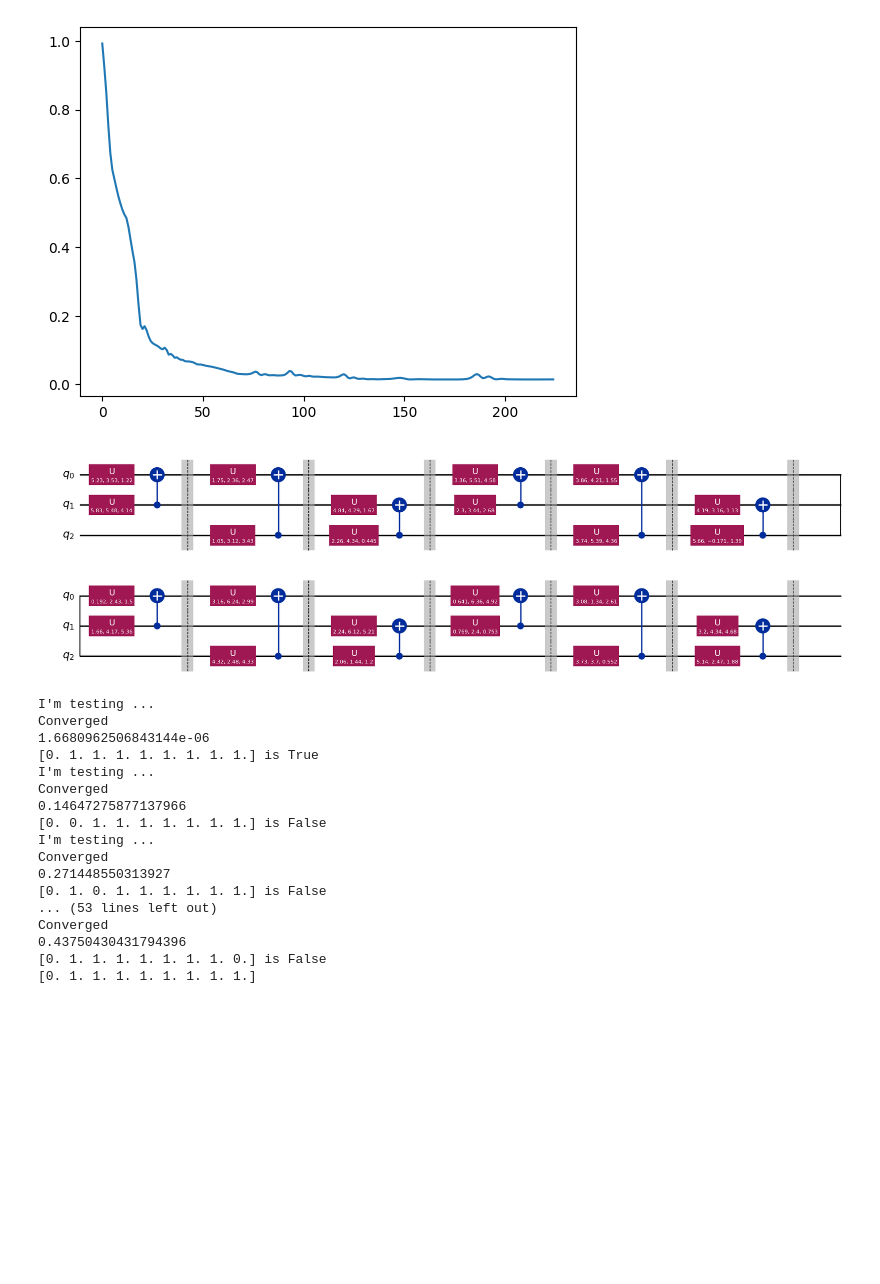
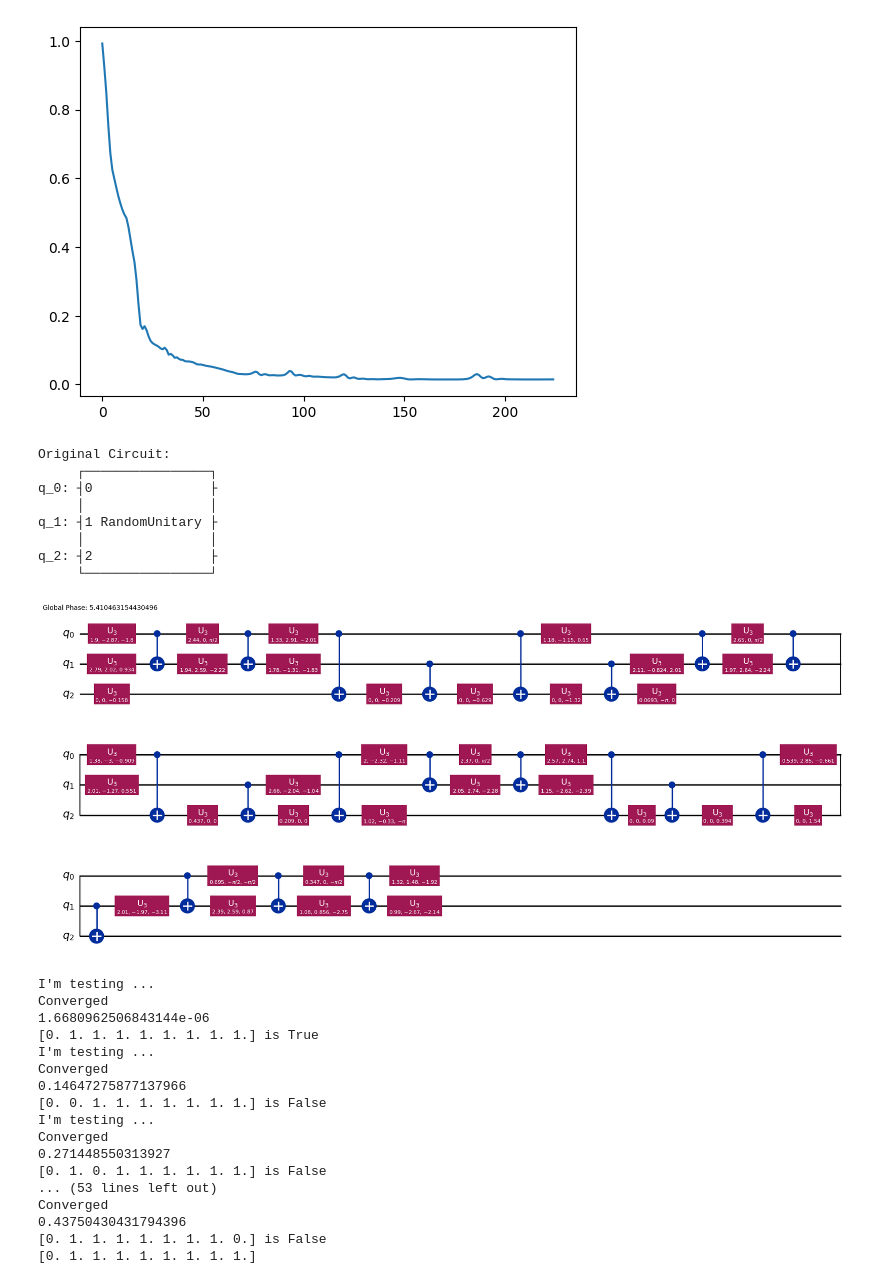
Before and after one commit to vutuanhai237/GateSynthesisQC, a Jupyter notebook: random copy.ipynb, the cells around one changed output. Saved outputs shown, nothing was run; the diff lists cells and outputs as text; code cells hidden in the pictures; blank space fills up the shorter version.

```diff
--- a/random copy.ipynb
+++ b/random copy.ipynb
@@ -88,19 +102,36 @@ plt.plot(costs)
 0.014228517028724075
 [<matplotlib.lines.Line2D at 0x...>]
 [figure]
-# %%
-import qiskit
-num_qubits = 3
-num_layers = 4
-num_blocks = num_qubits*(num_qubits-1)//2
-
-active_blocks = np.ones(num_blocks * num_layers) # [0, 1, 1, 1, 1, 1, 1, 1, 1]
-#thetas = np.random.uniform(0, 2*np.pi, num_params_on_active_blocks(active_blocks))
-qc_x = U3cry_qc(num_qubits, num_layers, thetass[-1], active_blocks)
-qc_excipilit = qiskit.transpile(qc_x, optimization_level=3)
-qc_excipilit.draw('mpl')
-# %% [output]
-[figure, removed]
+# %%
+from qiskit import QuantumCircuit, transpile
+from qiskit.quantum_info import random_unitary
+from qiskit.circuit.library import UnitaryGate
+
+# Step 1: Generate a random unitary matrix
+num_qubits = 3  # Define the number of qubits
+random_unitary_matrix = random_unitary(2**num_qubits).data  # Random unitary matrix
+
+# Step 2: Create a quantum circuit with the unitary gate
+unitary_gate = UnitaryGate(random_unitary_matrix, label="RandomUnitary")
+qc = QuantumCircuit(num_qubits)
+qc.append(unitary_gate, range(num_qubits))
+
+print("Original Circuit:")
+print(qc)
+
+# Step 3: Transpile the circuit to basic gates
+transpiled_circuit = transpile(qc, basis_gates=['u3', 'cx'], optimization_level=3)
+transpiled_circuit.draw('mpl')
+# %% [output]
+Original Circuit:
+     ┌────────────────┐
+q_0: ┤0               ├
+     │                │
+q_1: ┤1 RandomUnitary ├
+     │                │
+q_2: ┤2               ├
+     └────────────────┘
+[figure, added]
 # %%
 num_qubits = 3
 num_layers = 3
```
Also changed, not shown: parts of 3 cells of this notebook, 3 other files.
